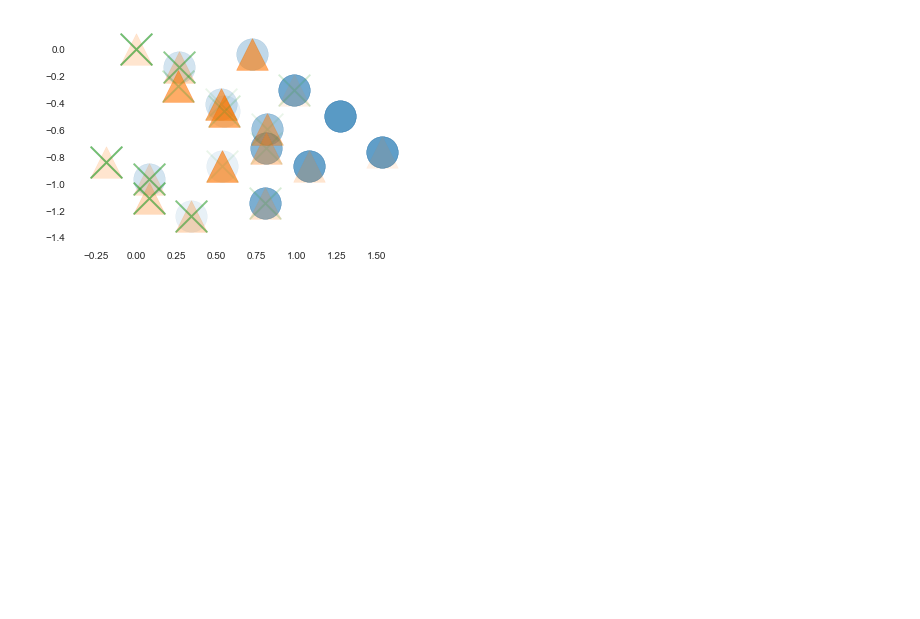
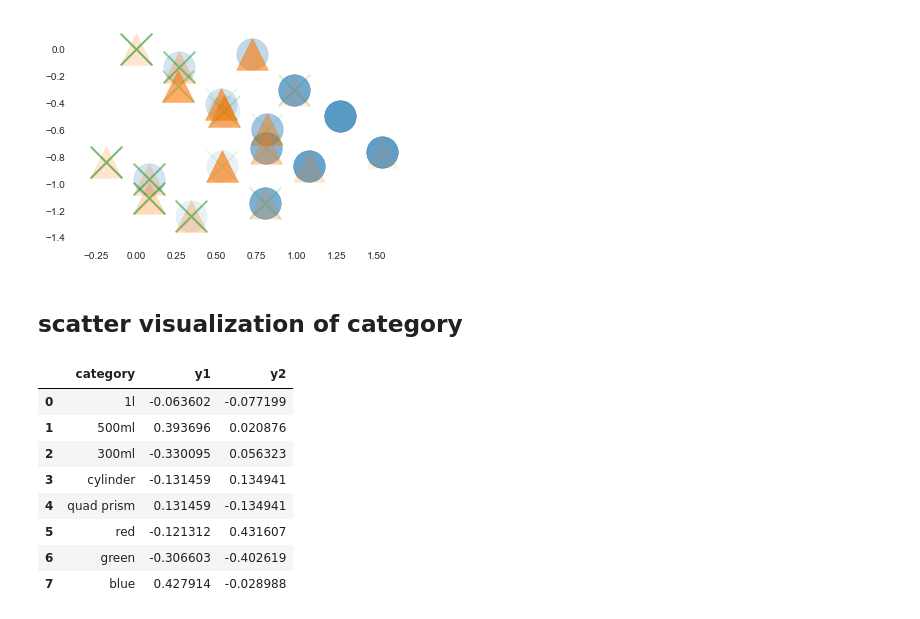
Before and after one commit to sugiyama34/AIciaSolidProject, a Jupyter notebook: 071.Qualitization/Quantization_II.ipynb, the cells around one changed output. Saved outputs shown, nothing was run; the diff lists cells and outputs as text; code cells hidden in the pictures; blank space fills up the shorter version.

```diff
--- a/071.Qualitization/Quantization_II.ipynb
+++ b/071.Qualitization/Quantization_II.ipynb
@@ -278,3 +279,5 @@ for wanna_buy in ['◯', '△', '×']:
     plt.scatter(data['y'], data['y2'], s=1000, marker=markers[wanna_buy], alpha=0.1)
 # %% [output]
 [figure]
+# %% [markdown]
+## scatter visualization of category
@@ -280,0 +295,22 @@ for wanna_buy in ['◯', '△', '×']:
+# %%
+y1 = centerize_qualitization(qualitization_vector)
+y2 = centerize_qualitization(qualitization_vector_2)
+
+df_qualitization = pd.DataFrame(
+    {
+        'category': ['1l', '500ml', '300ml', 'cylinder', 'quad prism', 'red', 'green', 'blue'],
+        'y1': y1,
+        'y2': y2,
+    })
+
+df_qualitization
+# %% [output]
+|  | category | y1 | y2 |
+| 0 | 1l | -0.063602 | -0.077199 |
+| 1 | 500ml | 0.393696 | 0.020876 |
+| 2 | 300ml | -0.330095 | 0.056323 |
+| 3 | cylinder | -0.131459 | 0.134941 |
+| 4 | quad prism | 0.131459 | -0.134941 |
+| 5 | red | -0.121312 | 0.431607 |
+| 6 | green | -0.306603 | -0.402619 |
+| 7 | blue | 0.427914 | -0.028988 |
```
Also changed, not shown: parts of 4 cells of this notebook, 1 other file.
